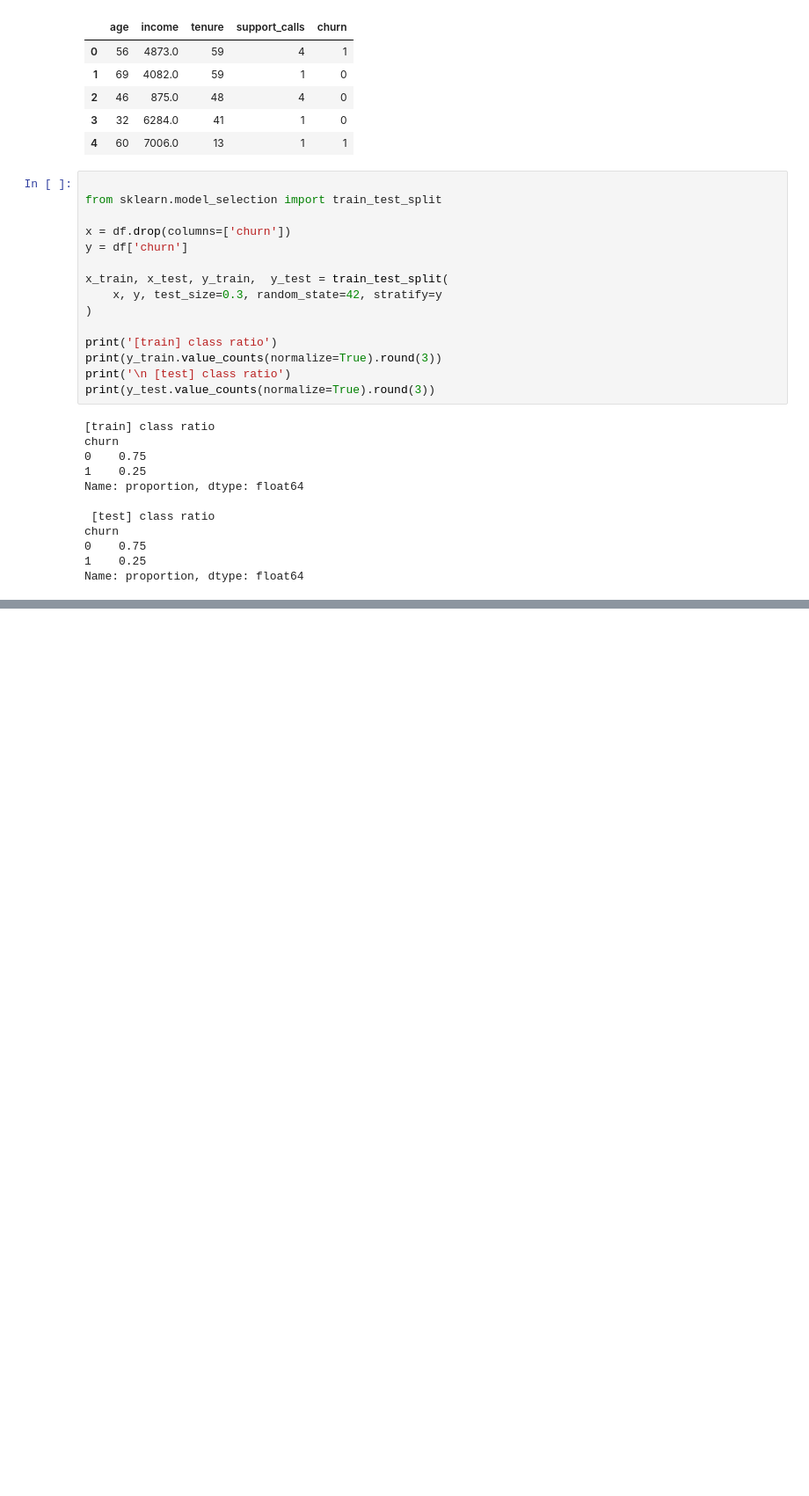
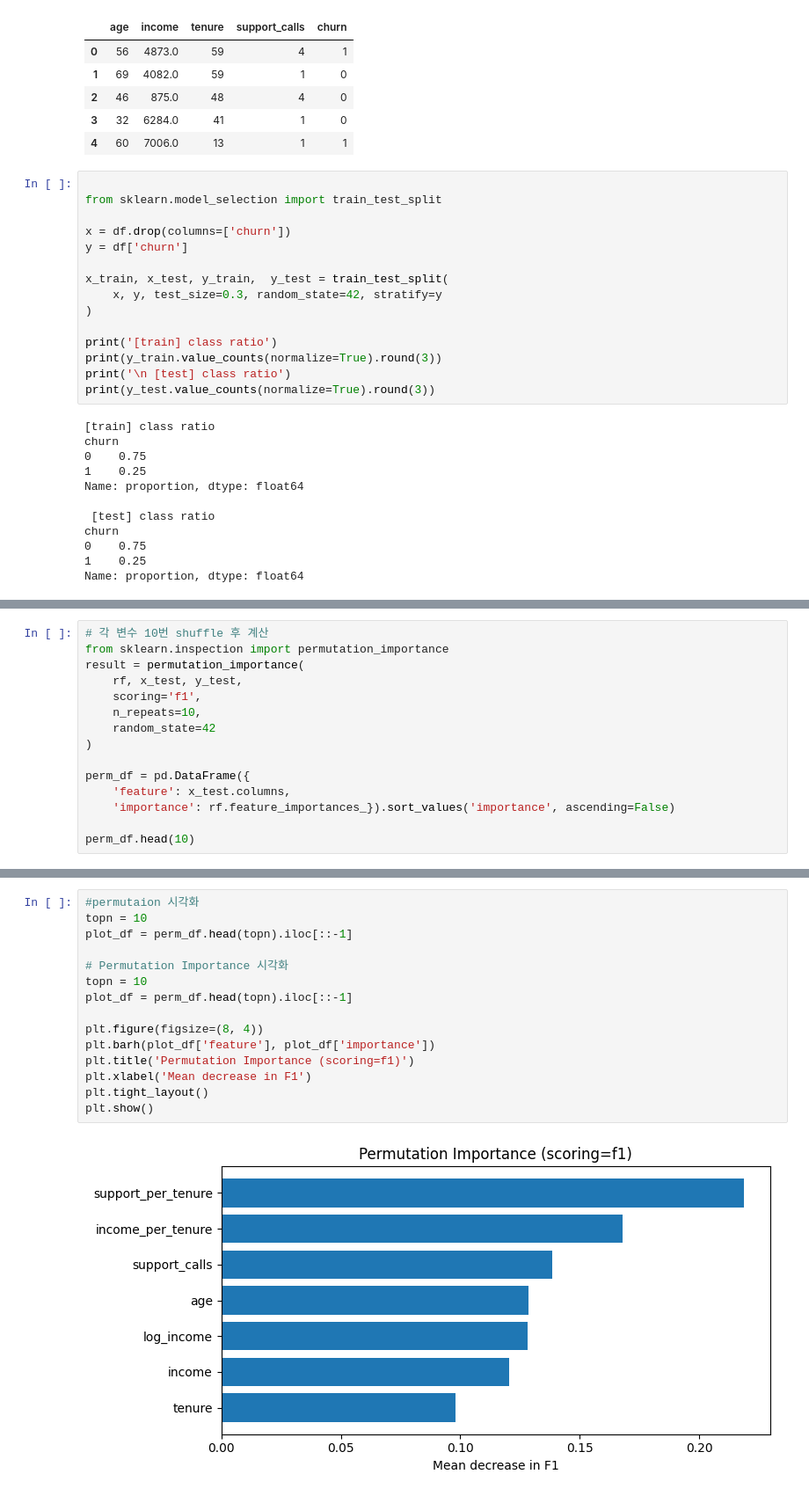
Before and after one commit to hyscodebase/Big-data-application-practice1, a Jupyter notebook: Week10/Week10[Alex].ipynb, the cells around one changed output, grey strips where cells are left out. Shown at 88% size. Drawn from its saved outputs; the diff is of its cells as text; blank space fills up the shorter version.

```diff
--- a/Week10/Week10[Alex].ipynb
+++ b/Week10/Week10[Alex].ipynb
@@ -232,0 +410,15 @@ Name: proportion, dtype: float64
+# %%
+# 각 변수 10번 shuffle 후 계산
+from sklearn.inspection import permutation_importance
+result = permutation_importance(
+    rf, x_test, y_test,
+    scoring='f1',
+    n_repeats=10,
+    random_state=42
+)
+
+perm_df = pd.DataFrame({
+    'feature': x_test.columns,
+    'importance': rf.feature_importances_}).sort_values('importance', ascending=False)
+
+perm_df.head(10)
@@ -232,0 +434,17 @@ Name: proportion, dtype: float64
+# %%
+#permutaion 시각화
+topn = 10
+plot_df = perm_df.head(topn).iloc[::-1]
+
+# Permutation Importance 시각화
+topn = 10
+plot_df = perm_df.head(topn).iloc[::-1]
+
+plt.figure(figsize=(8, 4))
+plt.barh(plot_df['feature'], plot_df['importance'])
+plt.title('Permutation Importance (scoring=f1)')
+plt.xlabel('Mean decrease in F1')
+plt.tight_layout()
+plt.show()
+# %% [output]
+[figure, added]
```
Also changed, not shown: parts of 15 cells of this notebook.
